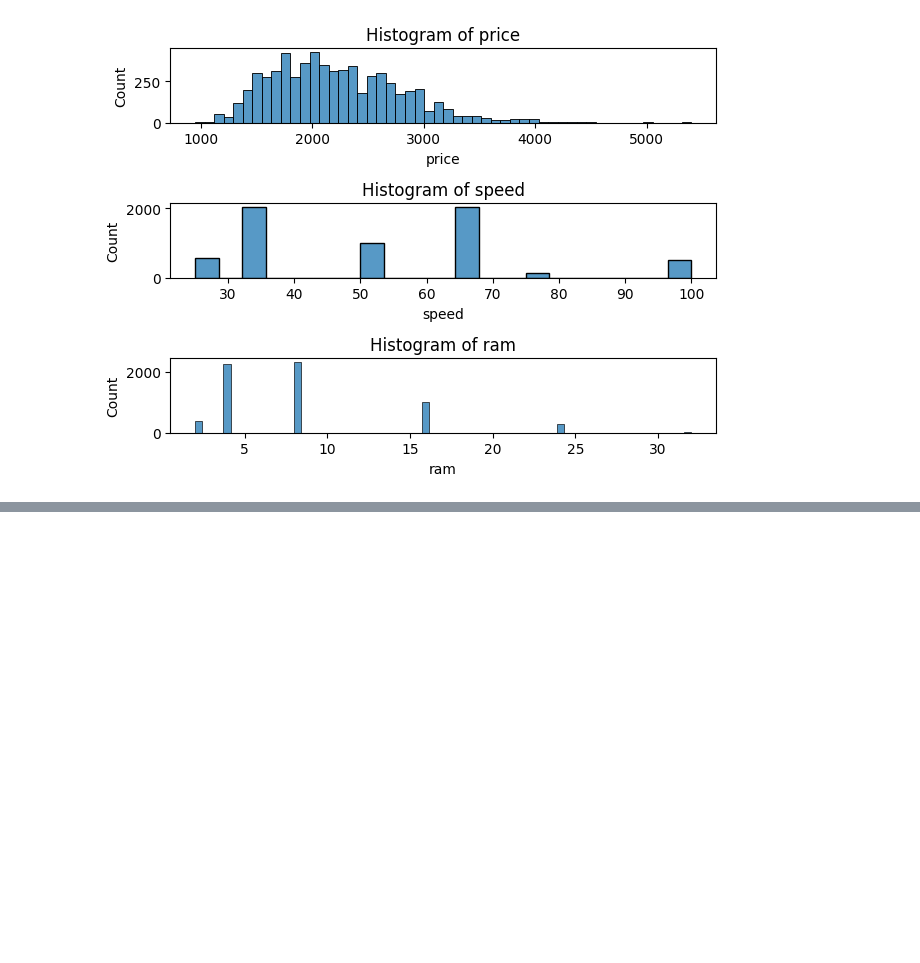
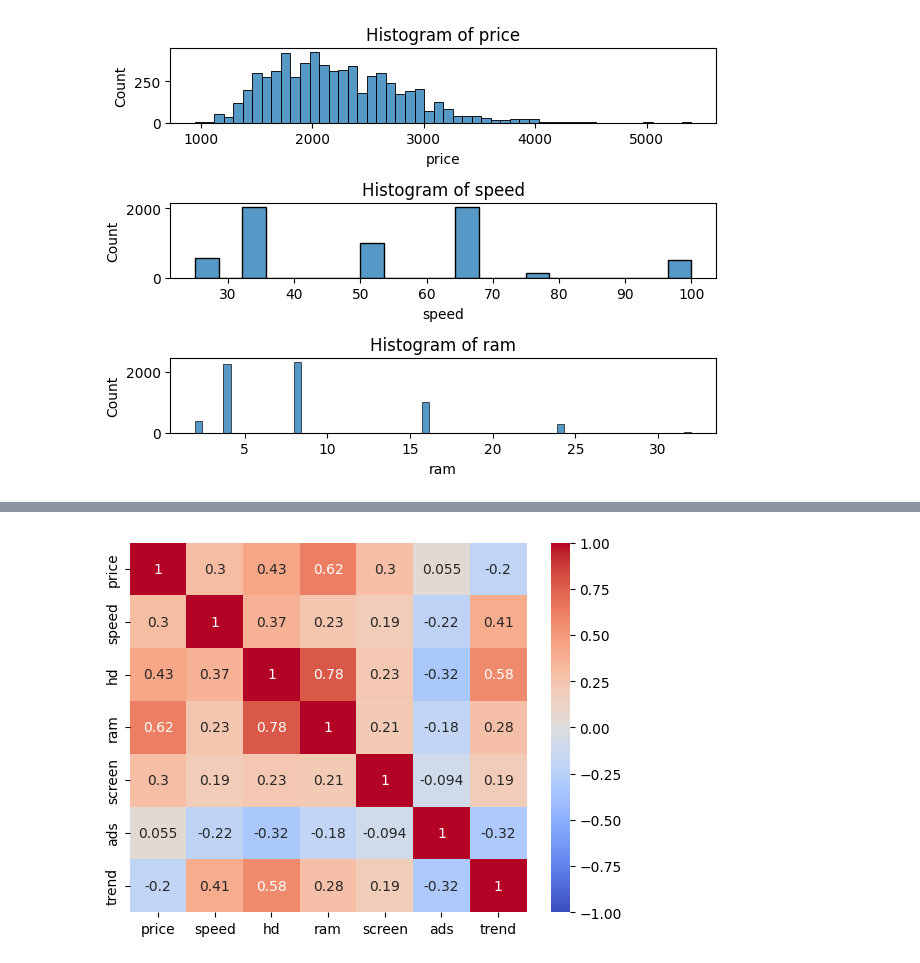
Before and after one commit to michaelhudson2205/Maven_Regression_and_Forecasting, a Jupyter notebook: notebooks/mike_assignments.ipynb, the cells around one changed output, grey strips where cells are left out. Cells and saved outputs as stored; diff of their text form; code cells hidden in the pictures; blank space fills up the shorter version.

```diff
--- a/notebooks/mike_assignments.ipynb
+++ b/notebooks/mike_assignments.ipynb
@@ -93,0 +134,4 @@ plt.show()
+# %%
+sns.heatmap(computers.corr(numeric_only=True), vmin=-1, vmax=1, annot=True, cmap='coolwarm');
+# %% [output]
+[figure, added]
```
Also changed, not shown: parts of 10 cells of this notebook, 1 other file.
